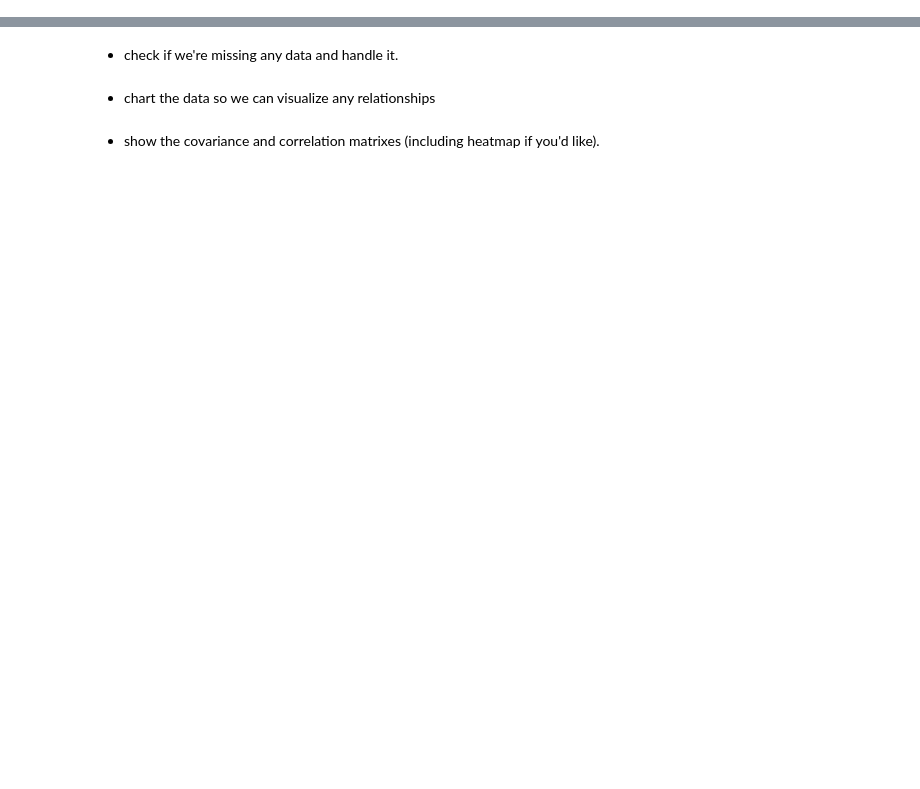
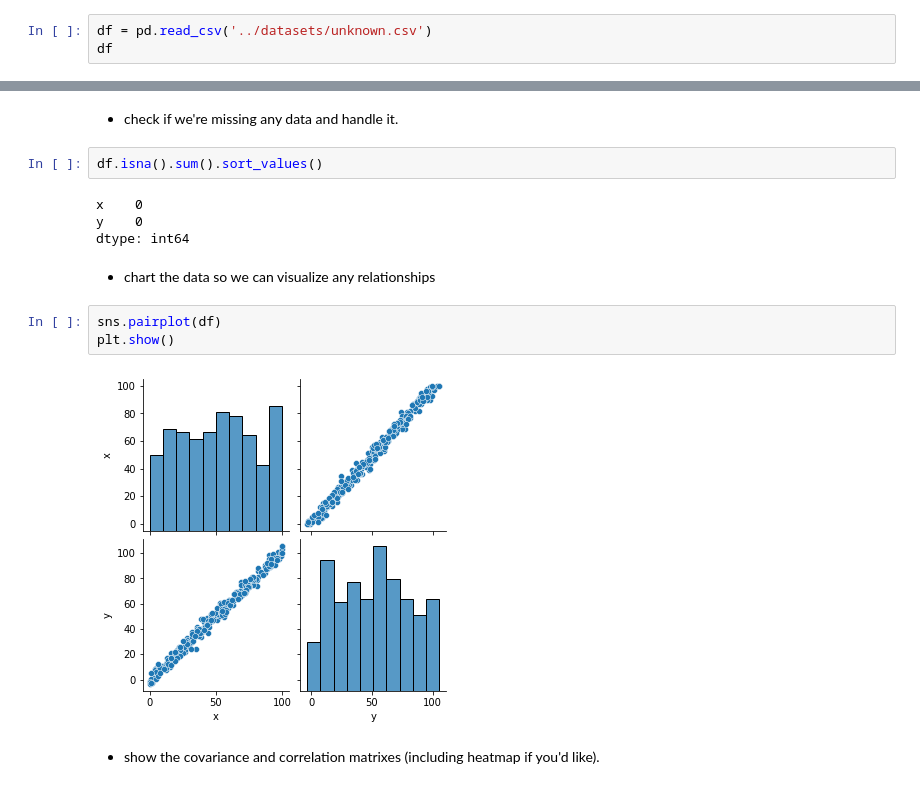
Before and after one commit to FaustoRosado/I2020_DS, a Jupyter notebook: week-020/week-20-lab.ipynb, the cells around one changed output, grey strips where cells are left out. Cells and saved outputs as stored; diff of their text form; blank space fills up the shorter version.

```diff
--- a/week-020/week-20-lab.ipynb
+++ b/week-020/week-20-lab.ipynb
@@ -71,3 +216,6 @@ The following section uses the `unknown.csv` dataset located in `../datasets/`
 a. Import and analyze the dataset. Make sure you do the following:
 
 * read the csv file in as a `df`.
+# %%
+df = pd.read_csv('../datasets/unknown.csv')
+df
@@ -82,6 +273,17 @@ a. Import and analyze the dataset. Make sure you do the following:
 # %% [markdown]
 * check if we're missing any data and handle it.
+# %%
+df.isna().sum().sort_values()
+# %% [output]
+x    0
+y    0
+dtype: int64
 # %% [markdown]
 * chart the data so we can visualize any relationships
+# %%
+sns.pairplot(df)
+plt.show()
+# %% [output]
+[figure, added]
 # %% [markdown]
 * show the covariance and correlation matrixes (including heatmap if you'd like).
```
Also changed, not shown: parts of 55 cells of this notebook, 4 other files.
